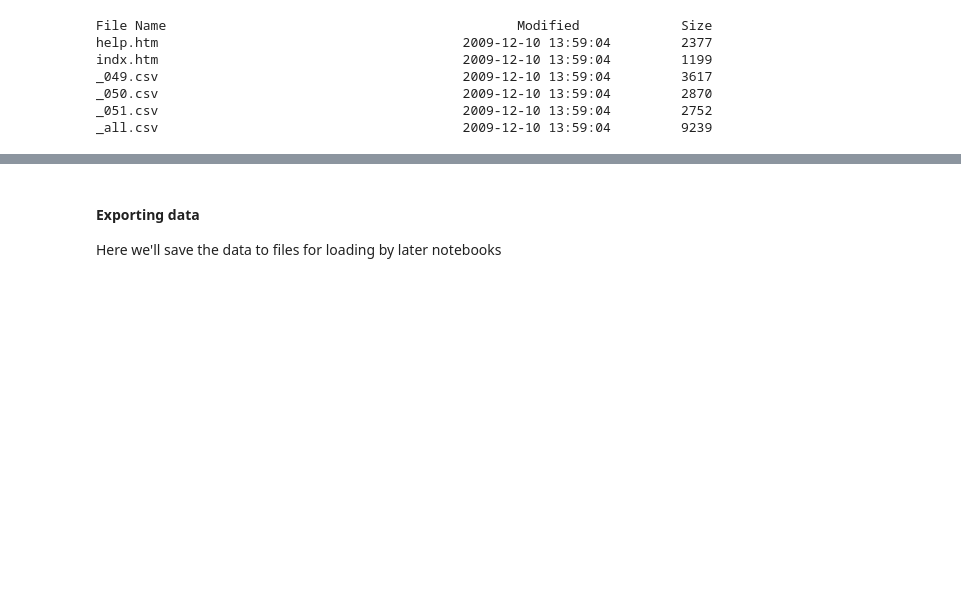
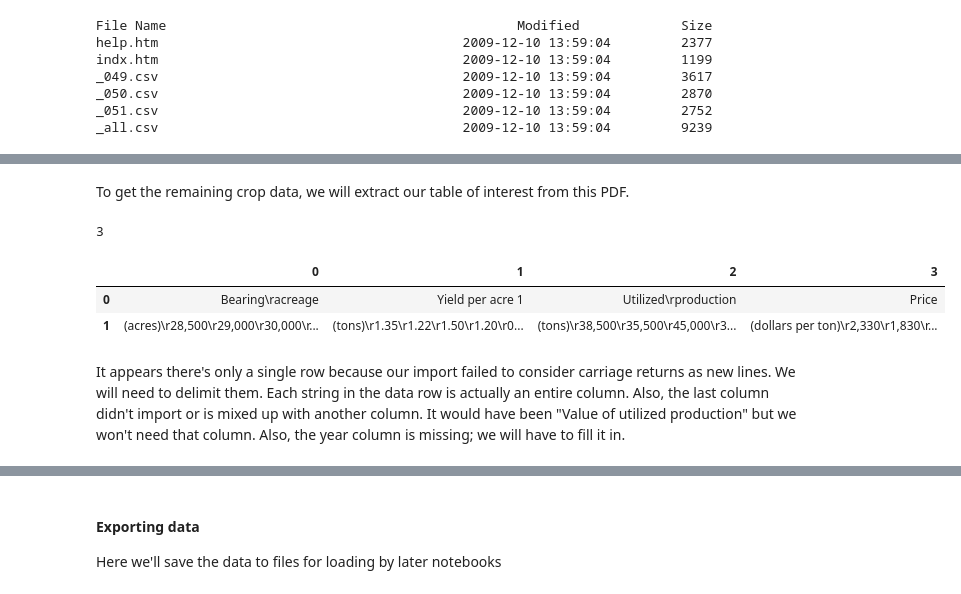
Before and after one commit to sbBEM/cap2, a Jupyter notebook: notebooks/cap2_NB01.ipynb, the cells around one changed output, grey strips where cells are left out. Drawn from its saved outputs; the diff is of its cells as text; code cells hidden in the pictures; blank space fills up the shorter version.

```diff
--- a/notebooks/cap2_NB01.ipynb
+++ b/notebooks/cap2_NB01.ipynb
@@ -543,0 +540,19 @@ ModuleNotFoundError: No module named 'tabula'
+# %% [markdown]
+To get the remaining crop data, we will extract our table of interest from this PDF.
+# %%
+page52 = tabula.read_pdf(crop_PDFURL, multiple_tables = True, pages=52)
+# %%
+len(page52)
+# %% [output]
+3
+# %%
+#We are only interested in the last table on the page
+rawdf = page52[-1]
+rawdf
+# %% [output]
+|  | 0 | 1 | 2 | 3 |
+| 0 | Bearing\racreage | Yield per acre 1 | Utilized\rproduction | Price |
+| 1 | (acres)\r28,500\r29,000\r30,000\r... | (tons)\r1.35\r1.22\r1.50\r1.20\r0... | (tons)\r38,500\r35,500\r45,000\r3... | (dollars per ton)\r2,330\r1,830\r... |
+# %% [markdown]
+It appears there's only a single row because our import failed to consider carriage returns as new lines.
+We will need to delimit them. Each string in the data row is actually an entire column. Also, the last column didn't import or is mixed up with another column. It would have been "Value of utilized production" but we won't need that column. Also, the year column is missing; we will have to fill it in.
```
Also changed, not shown: parts of 28 cells of this notebook, 1 other file.
